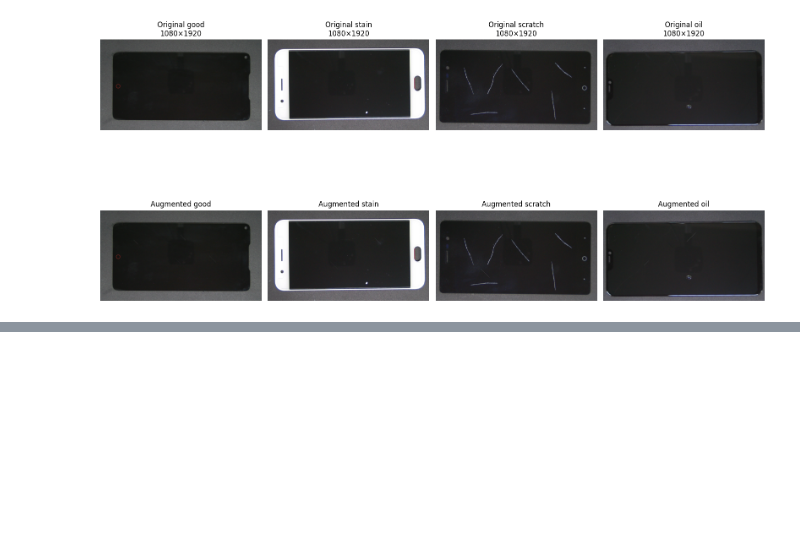
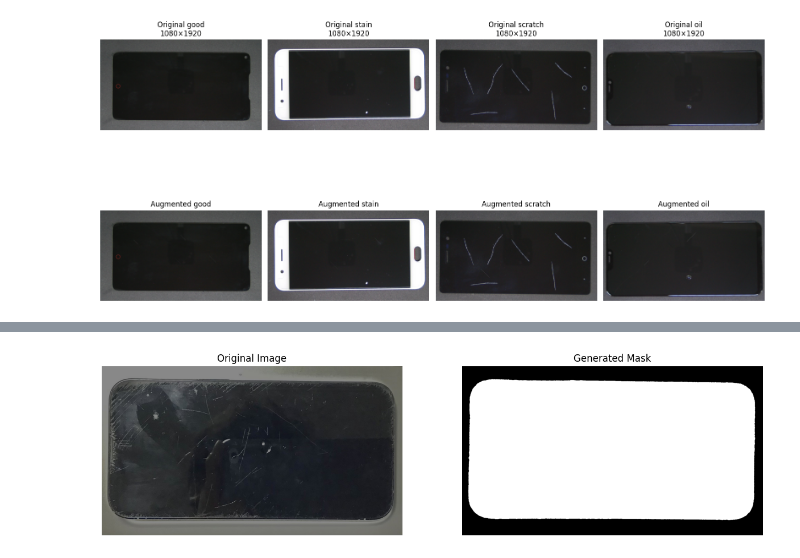
Before and after one commit to adhoc0909/smartphone_defect_segmentation, a Jupyter notebook: jupyter/Augementation_test.ipynb, the cells around one changed output, grey strips where cells are left out. Drawn from its saved outputs; the diff is of its cells as text; code cells hidden in the pictures; blank space fills up the shorter version.

Commit message:
[feat]: test masking 자동화 model

```diff
--- a/jupyter/Augementation_test.ipynb
+++ b/jupyter/Augementation_test.ipynb
@@ -308,0 +342,84 @@ Processed oil: Oil_0186.jpg
+# %%
+import os
+import cv2
+import torch
+import numpy as np
+import matplotlib.pyplot as plt
+from sam2.build_sam import build_sam2
+from sam2.automatic_mask_generator import SAM2AutomaticMaskGenerator
+
+# 1. 경로 및 모델 설정
+# 사용자님의 구글 드라이브 경로
+base_path = "/content/drive/MyDrive/likelion/smartphone_defect_segmentation/data/Mobile Phone Defect/real"
+image_name = 'real_scratch_1.jpeg'
+full_path = os.path.join(base_path, image_name)
+
+# 장치 설정 (GPU 필수)
+device = "cuda" if torch.cuda.is_available() else "cpu"
+model_cfg = "sam2_hiera_l.yaml"
+checkpoint = "sam2_hiera_large.pt"
+
+# 2. 이미지 로드 체크
+image = cv2.imread(full_path)
+if image is None:
+    print(f"❌ 파일을 찾을 수 없습니다: {full_path}")
+else:
+    image = cv2.cvtColor(image, cv2.COLOR_BGR2RGB)
+    print("✅ 이미지를 성공적으로 불러왔습니다.")
+
+    # 3. SAM 2 모델 로드
+    sam2 = build_sam2(model_cfg, checkpoint, device=device, apply_postprocessing=False)
+
+    # 4. 자동 마스크 생성기 설정 (스크래치 최적화)
+    # points_per_side: 숫자를 높일수록 촘촘하게 검사하여 미세한 기스를 더 잘 잡습니다.
+    mask_generator = SAM2AutomaticMaskGenerator(
+        model=sam2,
+        points_per_side=64,           # 64 또는 128 추천 (스크래치 밀도에 따라 조절)
+        points_per_batch=128,
+        pred_iou_thresh=0.7,          # 마스크 품질 임계값
+        stability_score_thresh=0.92,  # 마스크 안정성 점수
+        min_mask_region_area=50       # 너무 작은 점(노이즈) 제거
+    )
+
+    # 5. 마스크 생성 (연산 시작 - 시간이 수십 초 정도 소요될 수 있습니다)
+    print("⏳ 마스크 생성 중... (잠시만 기다려 주세요)")
+    masks = mask_generator.generate(image)
+    print(f"✨ 총 {len(masks)}개의 세그먼트 영역을 발견했습니다.")
+
+    # 6. 마스크 통합 및 저장 함수
+    def process_and_save_masks(anns, output_name='scratch_mask_result.png'):
+        if len(anns) == 0:
+            print("❌ 생성된 마스크가 없습니다.")
+            return
+
+        # 이미지 크기에 맞는 빈 검은색 도화지 생성
+        h, w = anns[0]['segmentation'].shape
+        combined_mask = np.zeros((h, w), dtype=np.uint8)
+
+        # 찾은 모든 마스크를 하나로 합침 (흰색으로 채움)
+        for ann in anns:
+            m = ann['segmentation']
+            combined_mask[m] = 255
+
+        # 결과 저장 (드라이브 경로에 저장하거나 현재 경로에 저장)
+        save_path = os.path.join(base_path, output_name)
+        cv2.imwrite(save_path, combined_mask)
+        print(f"💾 마스크 저장 완료: {save_path}")
+
+        plt.figure(figsize=(15, 10))
+
+        plt.subplot(1, 2, 1)
+        plt.imshow(image)
+        plt.title("Original Image")
+        plt.axis('off')
+
+        plt.subplot(1, 2, 2)
+        plt.imshow(combined_mask, cmap='gray')
+        plt.title("Generated Mask")
+        plt.axis('off')
+
+        plt.show()
+
+    # 실행
+    process_and_save_masks(masks)
+# %% [output]
@@ -308,0 +430 @@ Processed oil: Oil_0186.jpg
+[figure, added]
```
Also changed, not shown: parts of 6 cells of this notebook.
